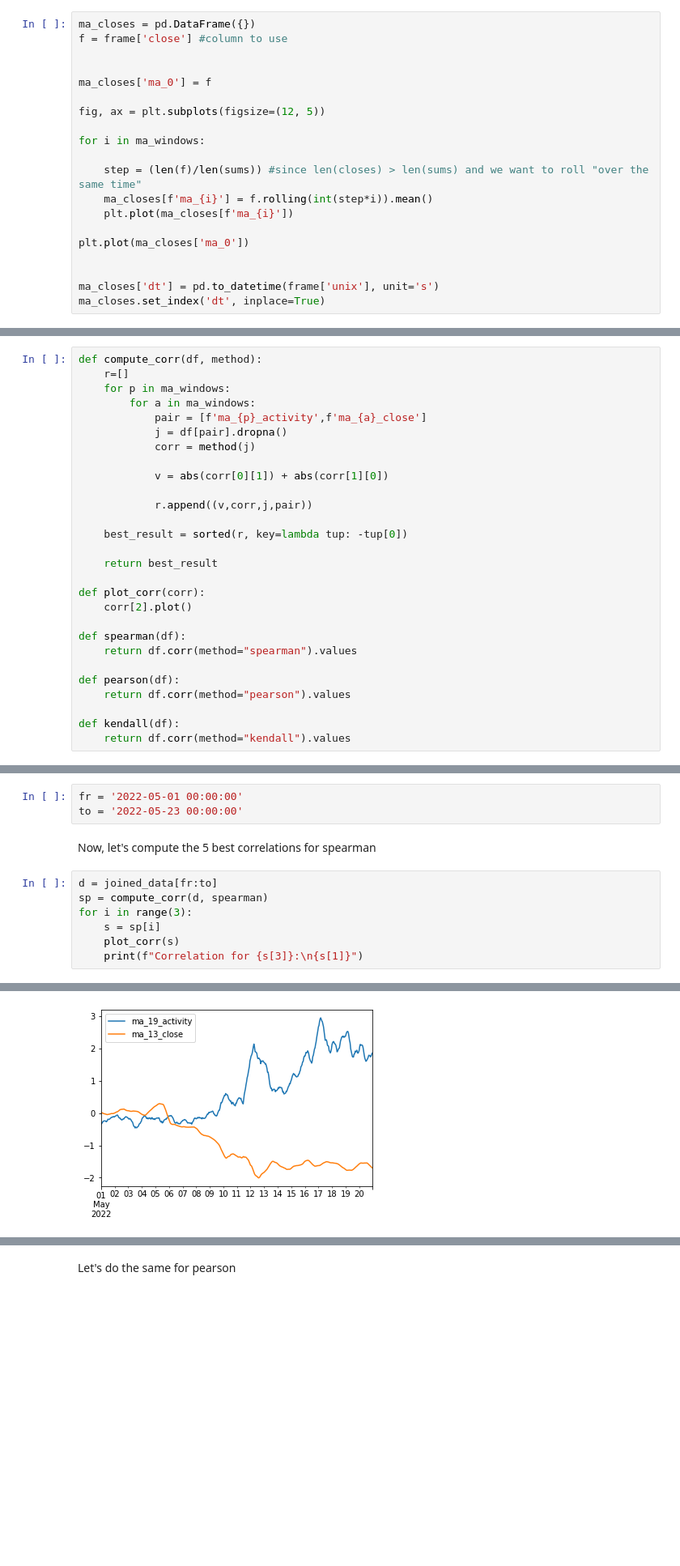
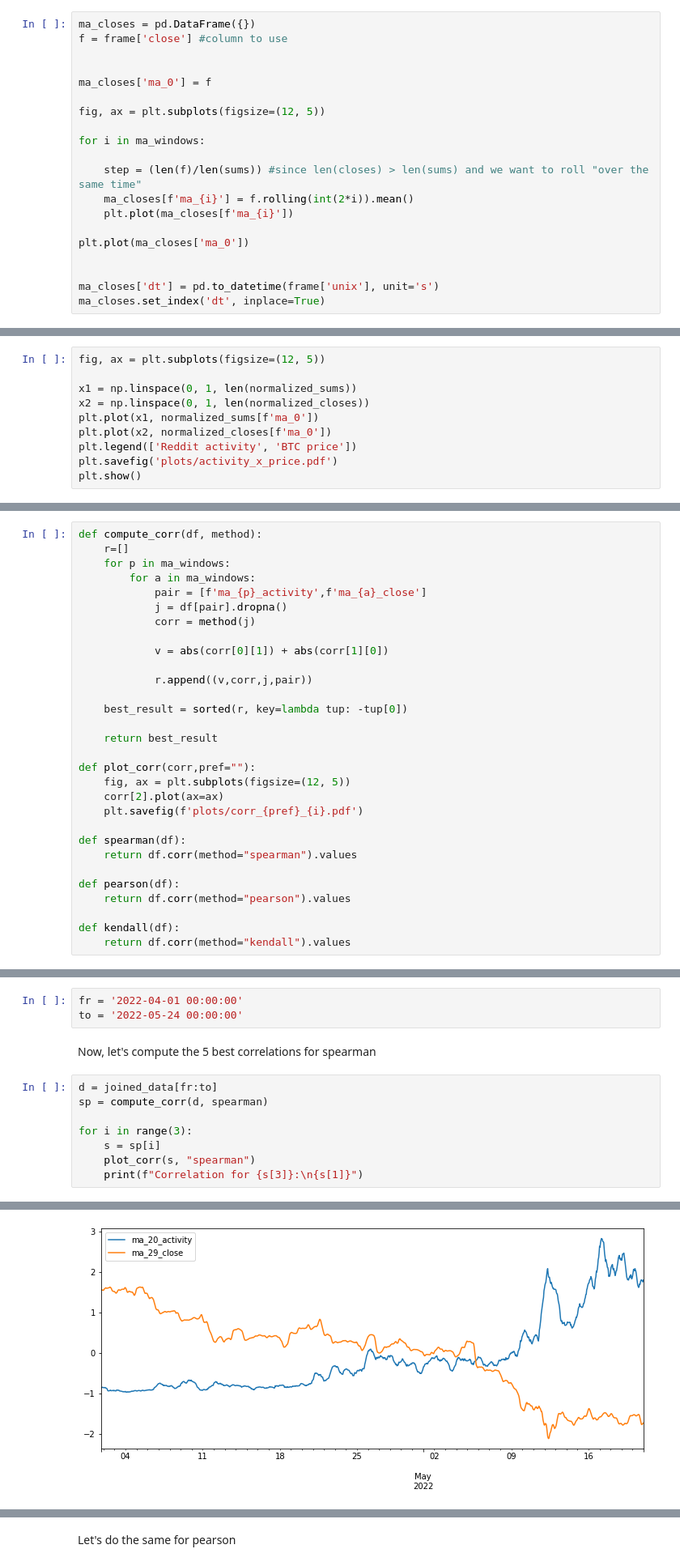
Before and after one commit to anatosun/reddit-cryptocurrency-analysis, a Jupyter notebook: notebooks/Price_Development_Analysis.ipynb, the cells around one changed output, grey strips where cells are left out. Shown at 81% size. Saved outputs shown, nothing was run; the diff lists cells and outputs as text; blank space fills up the shorter version.

```diff
--- a/notebooks/Price_Development_Analysis.ipynb
+++ b/notebooks/Price_Development_Analysis.ipynb
@@ -232,7 +232,7 @@ fig, ax = plt.subplots(figsize=(12, 5))
 for i in ma_windows:
 
     step = (len(f)/len(sums)) #since len(closes) > len(sums) and we want to roll "over the same time"
-    ma_closes[f'ma_{i}'] = f.rolling(int(step*i)).mean()
+    ma_closes[f'ma_{i}'] = f.rolling(int(2*i)).mean()
     plt.plot(ma_closes[f'ma_{i}'])
 
 plt.plot(ma_closes['ma_0'])
@@ -247,3 +247,13 @@ Plot price over set of moving windows of sums.
 # %%
 normalized_sums = (ma_sums-ma_sums.mean())/ma_sums.std()
 normalized_closes = (ma_closes-ma_closes.mean())/ma_closes.std()
+# %%
+fig, ax = plt.subplots(figsize=(12, 5))
+
+x1 = np.linspace(0, 1, len(normalized_sums))
+x2 = np.linspace(0, 1, len(normalized_closes))
+plt.plot(x1, normalized_sums[f'ma_0'])
+plt.plot(x2, normalized_closes[f'ma_0'])
+plt.legend(['Reddit activity', 'BTC price'])
+plt.savefig('plots/activity_x_price.pdf')
+plt.show()
@@ -290,8 +303,10 @@ def compute_corr(df, method):
 
     return best_result
 
-def plot_corr(corr):
-    corr[2].plot()
+def plot_corr(corr,pref=""):
+    fig, ax = plt.subplots(figsize=(12, 5))
+    corr[2].plot(ax=ax)
+    plt.savefig(f'plots/corr_{pref}_{i}.pdf')
 
 def spearman(df):
     return df.corr(method="spearman").values
@@ -304,15 +319,16 @@ def kendall(df):
 # %% [markdown]
 Set our dates from when to when we want to correlat the data
 # %%
-fr = '2022-05-01 00:00:00'
-to = '2022-05-23 00:00:00'
+fr = '2022-04-01 00:00:00'
+to = '2022-05-24 00:00:00'
 # %% [markdown]
 Now, let's compute the 5 best correlations for spearman
 # %%
 d = joined_data[fr:to]
 sp = compute_corr(d, spearman)
+
 for i in range(3):
     s = sp[i]
-    plot_corr(s)
+    plot_corr(s, "spearman")
     print(f"Correlation for {s[3]}:\n{s[1]}")
 # %% [output]
@@ -328 +344 @@ Correlation for ['ma_19_activity', 'ma_14_close']:
-[figure, old version]
+[figure, new version]
```
Also changed, not shown: parts of 10 cells of this notebook.
